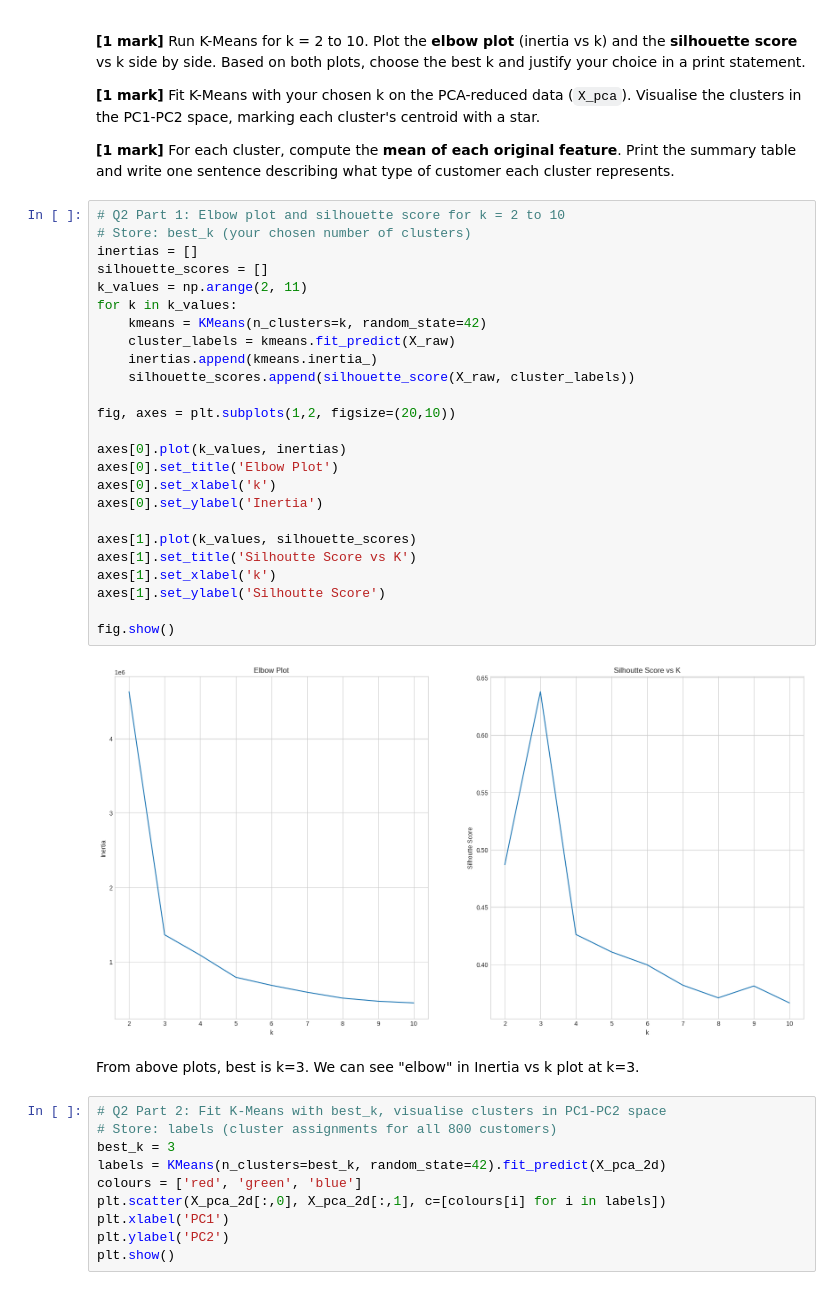
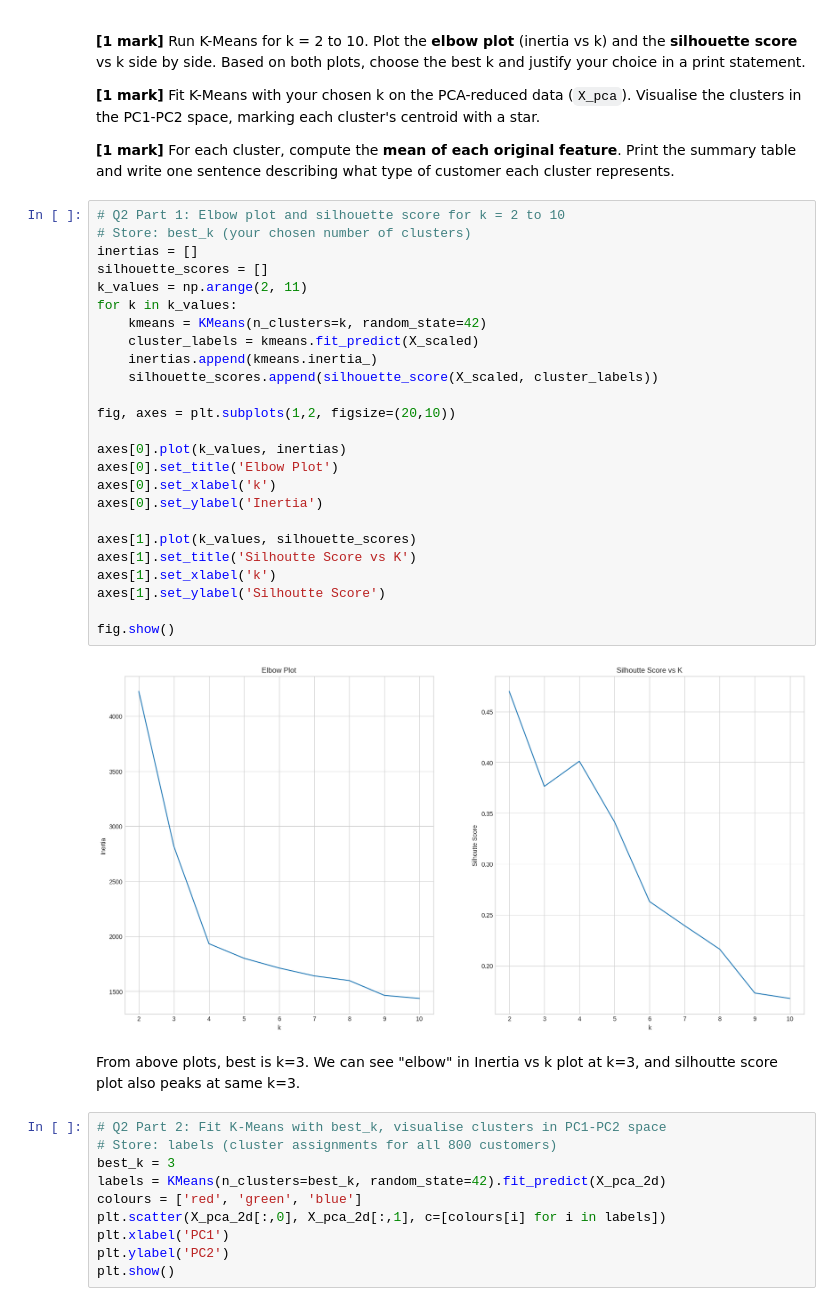
Before and after one commit to sohang3112/iit-madras-web-mtech-ai, a Jupyter notebook: trimester2/DA5401W_DataAnalyticsLab/assignments/Assignment1/Assignment 1 - Customer Lifetime Value Prediction.ipynb, the cells around one changed output. Saved outputs shown, nothing was run; the diff lists cells and outputs as text.

```diff
--- a/trimester2/DA5401W_DataAnalyticsLab/assignments/Assignment1/Assignment 1 - Customer Lifetime Value Prediction.ipynb
+++ b/trimester2/DA5401W_DataAnalyticsLab/assignments/Assignment1/Assignment 1 - Customer Lifetime Value Prediction.ipynb
@@ -153,32 +157,32 @@ Interpretation of Bar Plot:
 # %%
 # Q2 Part 1: Elbow plot and silhouette score for k = 2 to 10
 # Store: best_k (your chosen number of clusters)
 inertias = []
 silhouette_scores = []
 k_values = np.arange(2, 11)
 for k in k_values:
     kmeans = KMeans(n_clusters=k, random_state=42)
-    cluster_labels = kmeans.fit_predict(X_raw)
+    cluster_labels = kmeans.fit_predict(X_scaled)
     inertias.append(kmeans.inertia_)
-    silhouette_scores.append(silhouette_score(X_raw, cluster_labels))
+    silhouette_scores.append(silhouette_score(X_scaled, cluster_labels))
 
 fig, axes = plt.subplots(1,2, figsize=(20,10))
 
 axes[0].plot(k_values, inertias)
 axes[0].set_title('Elbow Plot')
 axes[0].set_xlabel('k')
 axes[0].set_ylabel('Inertia')
 
 axes[1].plot(k_values, silhouette_scores)
 axes[1].set_title('Silhoutte Score vs K')
 axes[1].set_xlabel('k')
 axes[1].set_ylabel('Silhoutte Score')
 
 fig.show()
 # %% [output]
-[figure, old version]
+[figure, new version]
 # %% [markdown]
-From above plots, best is k=3. We can see "elbow" in Inertia vs k plot at k=3.
+From above plots, best is k=3. We can see "elbow" in Inertia vs k plot at k=3, and silhoutte score plot also peaks at same k=3.
 # %%
 # Q2 Part 2: Fit K-Means with best_k, visualise clusters in PC1-PC2 space
 # Store: labels (cluster assignments for all 800 customers)
```
Also changed, not shown: parts of 7 cells of this notebook, 5 other files.
